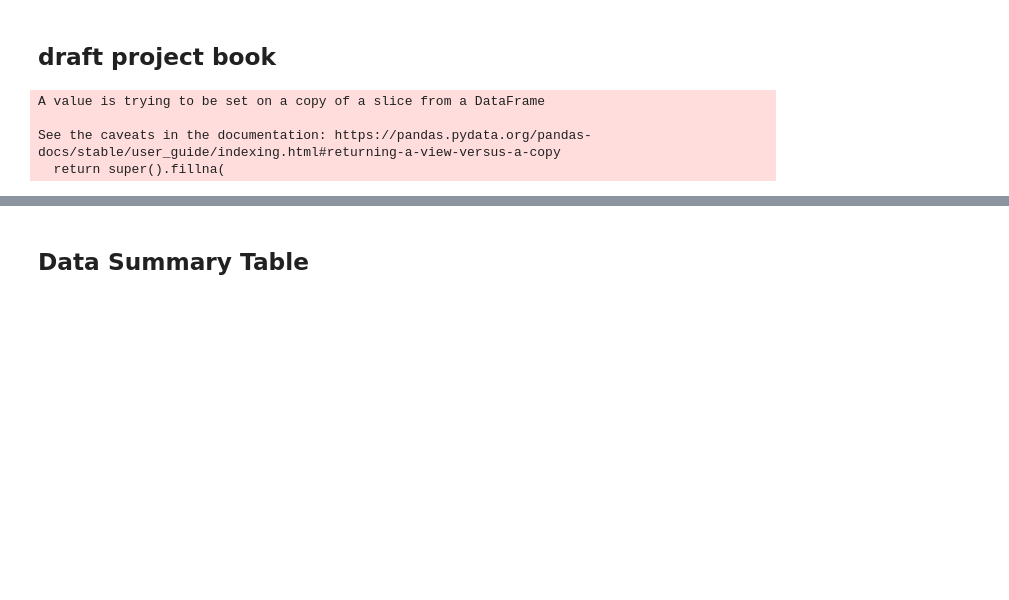
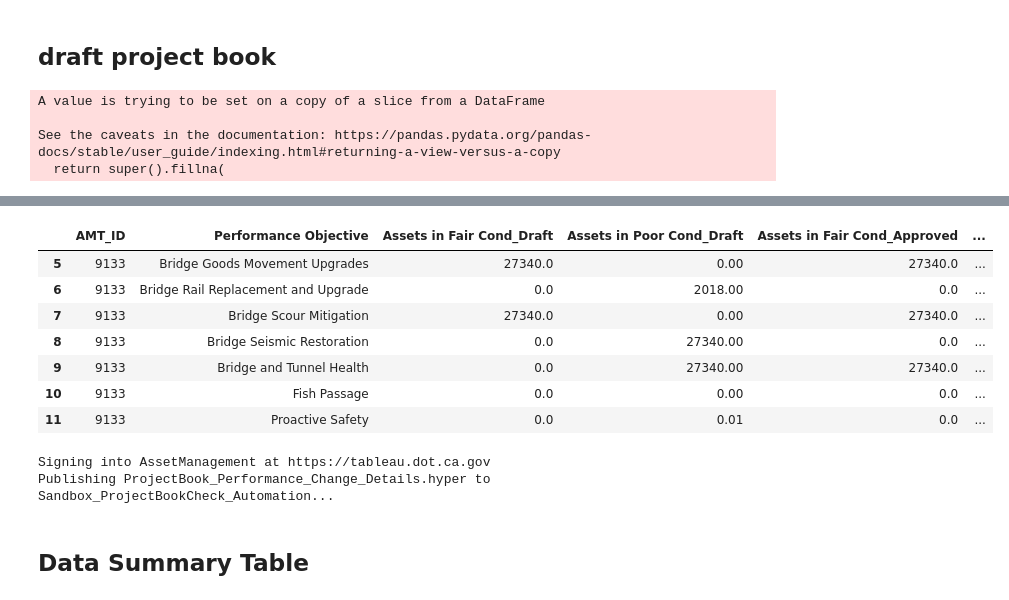
Before and after one commit to zhuzhy1214/amtool_etl, a Jupyter notebook: SHOPP_Manager_Review_Summary.ipynb, the cells around one changed output, grey strips where cells are left out. Saved outputs shown, nothing was run; the diff lists cells and outputs as text; code cells hidden in the pictures; blank space fills up the shorter version.

Commit message:
move to z drive, add two new checks for project book

```diff
--- a/SHOPP_Manager_Review_Summary.ipynb
+++ b/SHOPP_Manager_Review_Summary.ipynb
@@ -592,0 +622,4 @@ Publishing Draft_ProjectBook_Changes.hyper to Sandbox_ProjectBookCheck_Automatio
+# %%
+# df_perf_raw_data_filtered.shape
+df_perf_raw_data_filtered_SIU = pd.merge(df_perf_raw_data_filtered,df_SHOPP_raw_data[['AMT_ID','Section In Use']],
+                                        how='inner', left_on=['AMT_ID','Section'], right_on=['AMT_ID','Section In Use'])
@@ -592,0 +636,25 @@ Publishing Draft_ProjectBook_Changes.hyper to Sandbox_ProjectBookCheck_Automatio
+# %%
+df_perf_raw_data_FP_sum = df_perf_raw_data_filtered_SIU.groupby(['AMT_ID','Performance Objective'])[['Assets in Fair Cond','Assets in Poor Cond',]].sum().reset_index()
+
+df_approved_performance_FP_sum = df_approved_performance_filtered.groupby(['AMT_ID','Performance Objective'])[['Assets in Fair Cond','Assets in Poor Cond',]].sum().reset_index()
+
+temp = pd.merge(
+df_perf_raw_data_FP_sum[['AMT_ID','Performance Objective','Assets in Fair Cond','Assets in Poor Cond',]],
+df_approved_performance_FP_sum[['AMT_ID','Performance Objective','Assets in Fair Cond','Assets in Poor Cond',]],
+    how='outer', left_on=['AMT_ID','Performance Objective',], right_on=['AMT_ID','Performance Objective'],
+    suffixes = ['_Draft', '_Approved']
+    )
+# %%
+temp[['Assets in Fair Cond_Draft', 'Assets in Poor Cond_Draft',
+       'Assets in Fair Cond_Approved', 'Assets in Poor Cond_Approved']] = temp[['Assets in Fair Cond_Draft', 'Assets in Poor Cond_Draft',
+       'Assets in Fair Cond_Approved', 'Assets in Poor Cond_Approved']].fillna(0)
+
+temp['Assets in Fair Cond_Change'] = temp['Assets in Fair Cond_Draft'] - temp['Assets in Fair Cond_Approved']
+
+temp['Assets in Poor Cond_Change'] = temp['Assets in Poor Cond_Draft'] - temp['Assets in Poor Cond_Approved']
+# %%
+df_perf_change_details = pd.merge(
+temp,
+df_SHOPP_raw_data[['AMT_ID','EA','EFIS','District']],
+    how='left', left_on=['AMT_ID',], right_on=['AMT_ID',],
+    )
@@ -592,0 +669,11 @@ Publishing Draft_ProjectBook_Changes.hyper to Sandbox_ProjectBookCheck_Automatio
+# %%
+df_perf_change_details[df_perf_change_details['AMT_ID'] == 9133]
+# %% [output]
+|  | AMT_ID | Performance Objective | Assets in Fair Cond_Draft | Assets in Poor Cond_Draft | Assets in Fair Cond_Approved | ... |
+| 5 | 9133 | Bridge Goods Movement Upgrades | 27340.0 | 0.00 | 27340.0 | ... |
+| 6 | 9133 | Bridge Rail Replacement and Upgrade | 0.0 | 2018.00 | 0.0 | ... |
+| 7 | 9133 | Bridge Scour Mitigation | 27340.0 | 0.00 | 27340.0 | ... |
+| 8 | 9133 | Bridge Seismic Restoration | 0.0 | 27340.00 | 0.0 | ... |
+| 9 | 9133 | Bridge and Tunnel Health | 0.0 | 27340.00 | 27340.0 | ... |
+| 10 | 9133 | Fish Passage | 0.0 | 0.00 | 0.0 | ... |
+| 11 | 9133 | Proactive Safety | 0.0 | 0.01 | 0.0 | ... |
@@ -593,3 +682,9 @@ Publishing Draft_ProjectBook_Changes.hyper to Sandbox_ProjectBookCheck_Automatio
+# %%
+df_perf_change_details['Data_TimeStamp'] = Data_TimeStamp
+uf.export_hyper(df_perf_change_details, 'ProjectBook_Performance_Change_Details', LOG_FILE)
+# %% [output]
+Signing into AssetManagement at https://tableau.dot.ca.gov
+Publishing ProjectBook_Performance_Change_Details.hyper to Sandbox_ProjectBookCheck_Automation...
 # %% [markdown]
 ## Data Summary Table
 # %%
```
Also changed, not shown: parts of 24 cells of this notebook, 13 other files.
